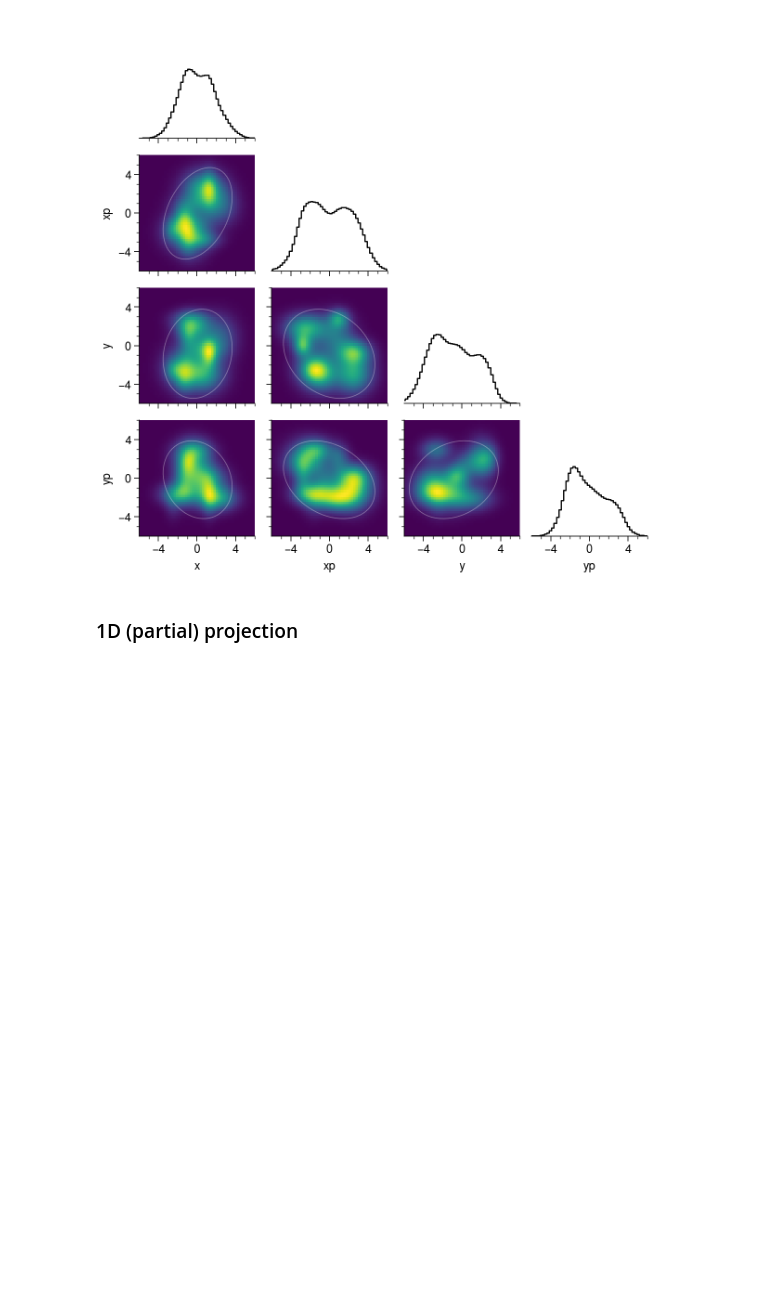
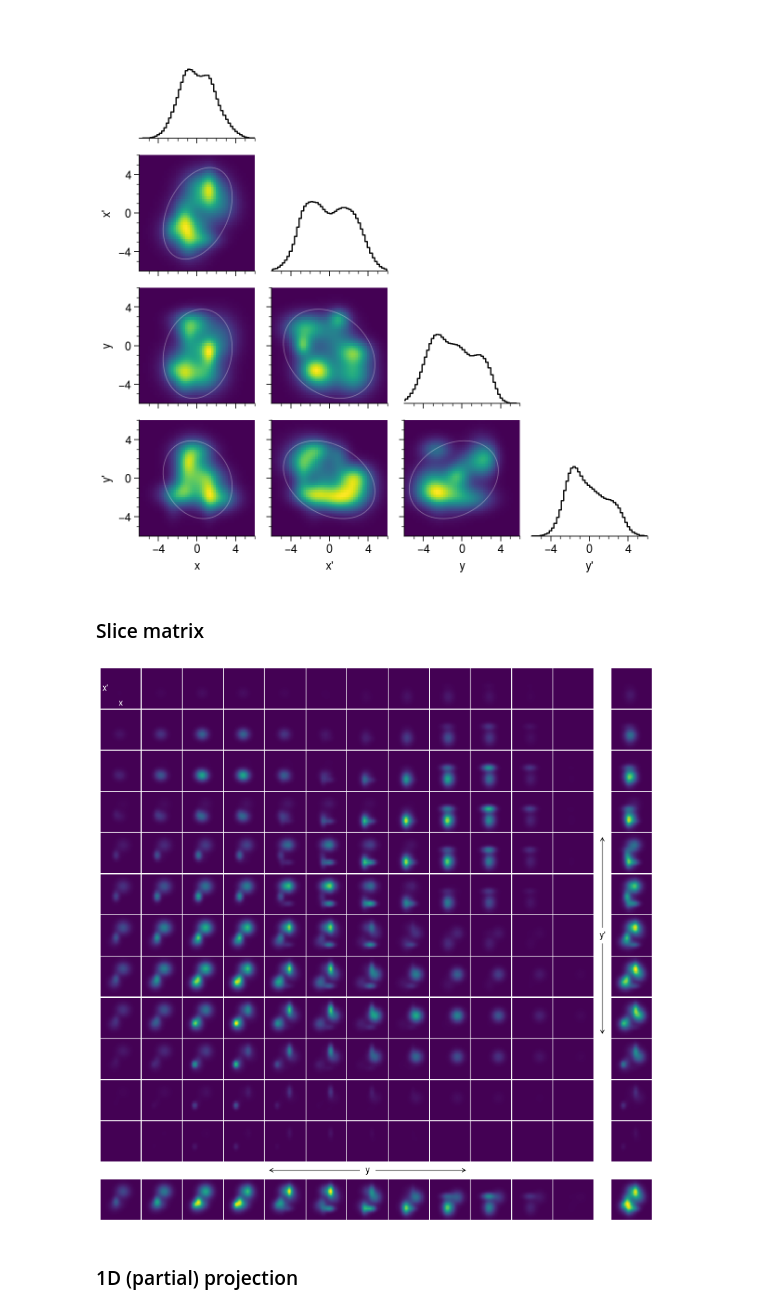
Before and after one commit to austin-hoover/ps-dist, a Jupyter notebook: examples/examples_image.ipynb, the cells around one changed output. Saved outputs shown, nothing was run; the diff lists cells and outputs as text; code cells hidden in the pictures; blank space fills up the shorter version.

```diff
--- a/examples/examples_image.ipynb
+++ b/examples/examples_image.ipynb
@@ -55,7 +53,7 @@ interactive(children=(Checkbox(value=False, description='log'), FloatSlider(valu
 # %%
 res = 50
 n = 4
-dims = ['x', 'xp', 'y', 'yp']
+dims = ["x", "x'", "y", "y'"]
 
 shape = tuple(n * [res])
 xmax = 6.0
@@ -70,7 +68,10 @@ for _ in range(12):
     for i in range(n):
         argument += ((COORDS[i] - mu[i]) / sig[i])**2
     f += np.exp(-0.5 * argument)
-f += 0.01 * np.sin(2.5 * R)**2
+# f += 0.01 * np.sin(2.5 * R)**2
+f += 1.0 * np.sin(COORDS[0] * COORDS[3]) * np.exp(-0.5 * R)
+# f += 1.0 * np.sin(COORDS[2] * COORDS[1]) * np.exp(-0.5 * R)
+# f += 1.0 * np.sin(COORDS[2] * COORDS[1] * COORDS[0] * COORDS[3]) * np.exp(-0.5 * R**2)
 f = (f - np.min(f)) + 0.0001 * np.max(f)
 f = f / np.max(f)
 # %% [markdown]
@@ -88,6 +89,21 @@ axes = psp.corner(
 )
 # %% [output]
 [figure]
+# %% [markdown]
+### Slice matrix
+# %%
+axes = psp.slice_matrix(
+    f,
+    axis_view=(0, 1),
+    axis_slice=(2, 3),
+    nrows=12, ncols=12,
+    coords=coords,
+    dims=dims,
+    pad=0.1,
+    vmax=1.0  # share colormaps
+)
+# %% [output]
+[figure, added]
 # %% [markdown]
 ### 1D (partial) projection
 # %%
```
Also changed, not shown: parts of 4 cells of this notebook, 1 other file.
